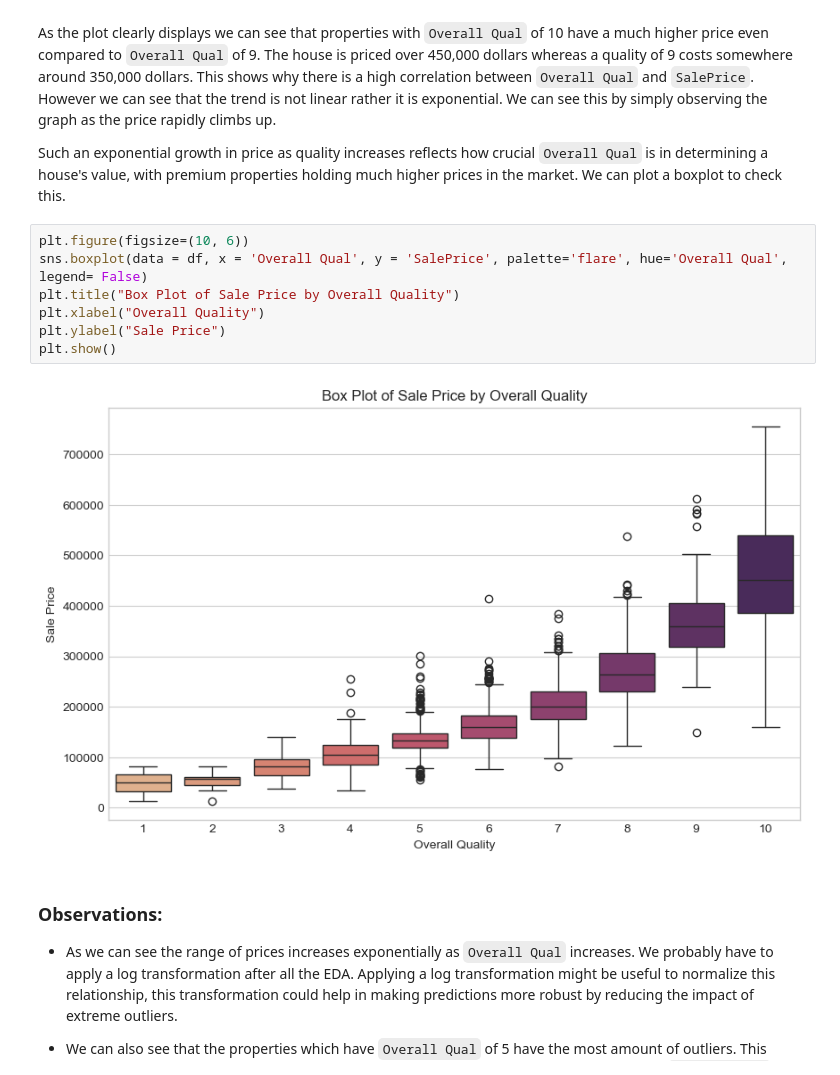
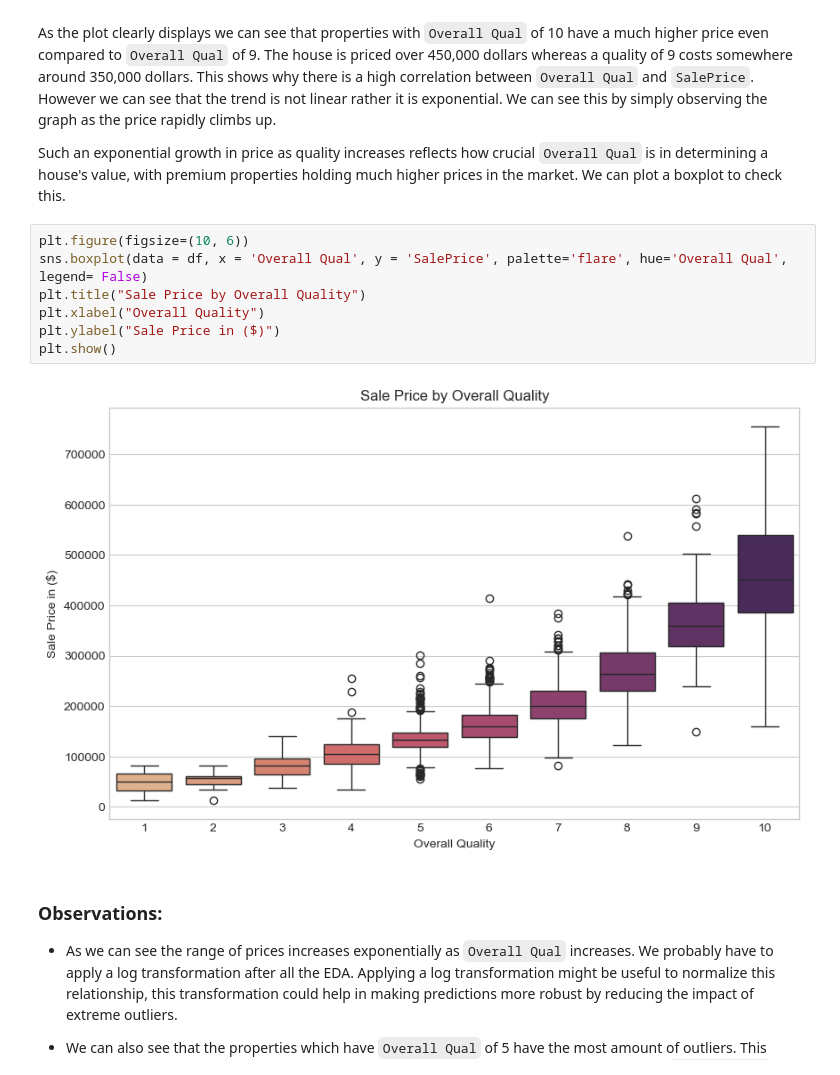
Before and after one commit to Sandeep20013/AI-Learning-Tracking, a Jupyter notebook: Projects/Ames Housing Prediction/Ames Housing Price Prediction - Visualization and Feature Engineering.ipynb, the cells around one changed output. Drawn from its saved outputs; the diff is of its cells as text.

```diff
--- a/Projects/Ames Housing Prediction/Ames Housing Price Prediction - Visualization and Feature Engineering.ipynb
+++ b/Projects/Ames Housing Prediction/Ames Housing Price Prediction - Visualization and Feature Engineering.ipynb
@@ -232,12 +235,12 @@ Such an exponential growth in price as quality increases reflects how crucial `O
 # %%
 plt.figure(figsize=(10, 6))
 sns.boxplot(data = df, x = 'Overall Qual', y = 'SalePrice', palette='flare', hue='Overall Qual', legend= False)
-plt.title("Box Plot of Sale Price by Overall Quality")
+plt.title("Sale Price by Overall Quality")
 plt.xlabel("Overall Quality")
-plt.ylabel("Sale Price")
+plt.ylabel("Sale Price in ($)")
 plt.show()
 # %% [output]
-[figure, old version]
+[figure, new version]
 # %% [markdown]
 ### Observations:
 
```
Also changed, not shown: parts of 15 cells of this notebook.
